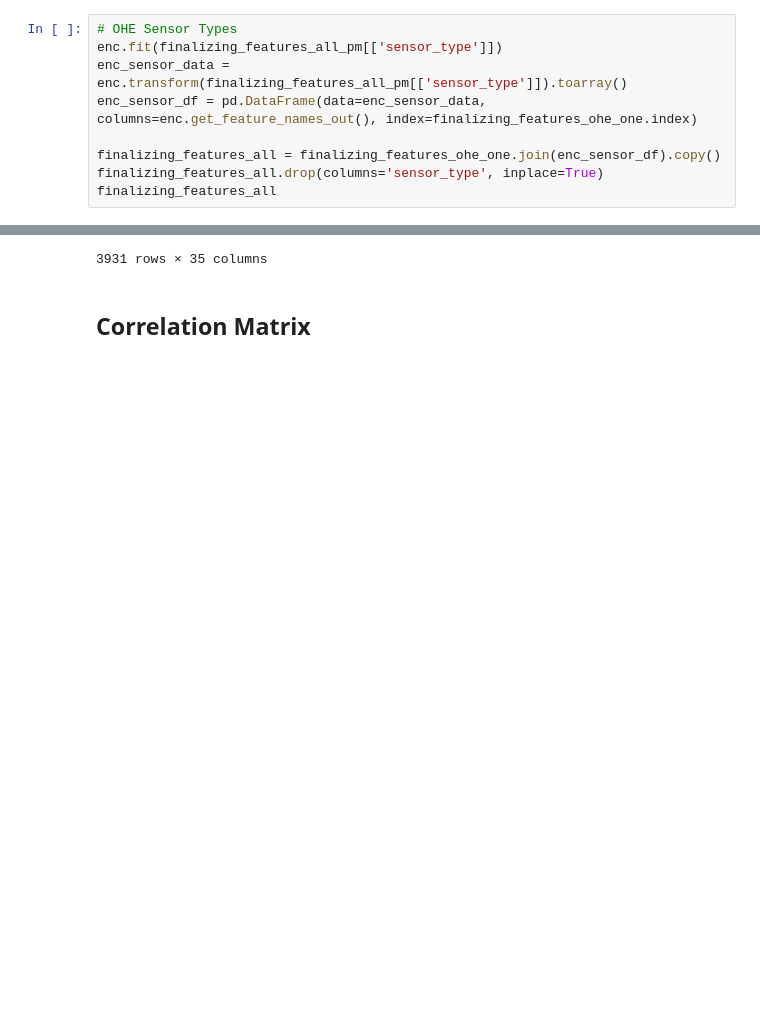
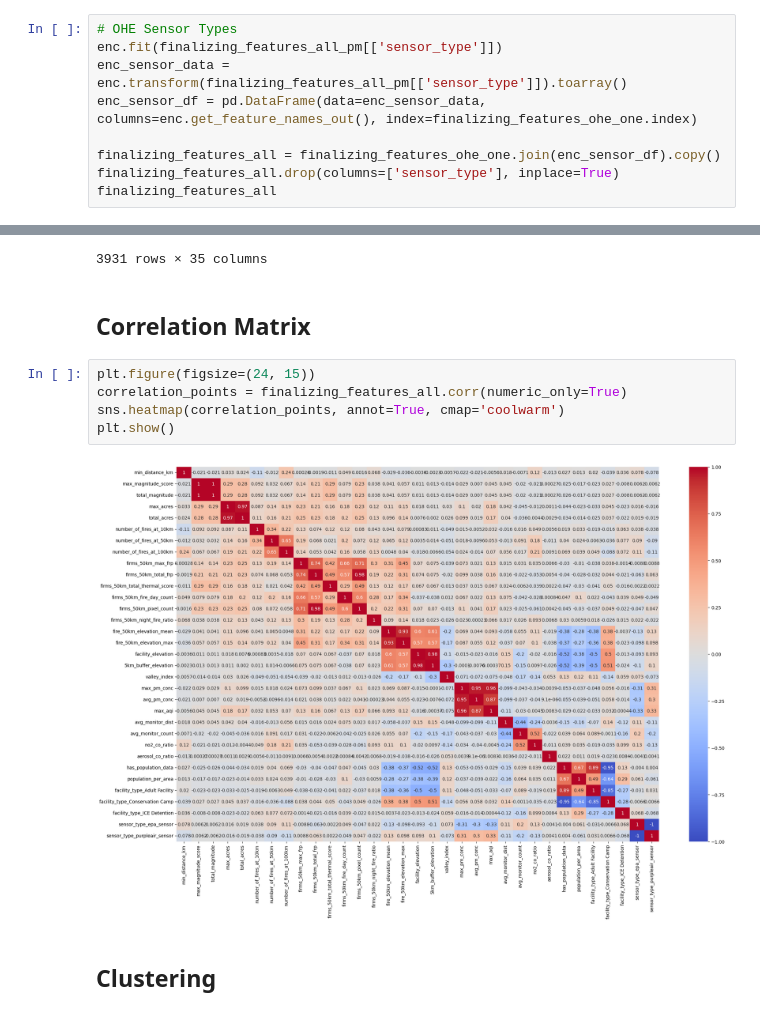
Before and after one commit to allisonsibrian/ca-wildfire-pollution-prison-project, a Jupyter notebook: pre_analysis_final_cleaning.ipynb, the cells around one changed output, grey strips where cells are left out. Saved outputs shown, nothing was run; the diff lists cells and outputs as text; blank space fills up the shorter version.

Commit message:
correlation matrix added need to analyze

```diff
--- a/pre_analysis_final_cleaning.ipynb
+++ b/pre_analysis_final_cleaning.ipynb
@@ -206,7 +206,7 @@ enc_sensor_data = enc.transform(finalizing_features_all_pm[['sensor_type']]).toa
 enc_sensor_df = pd.DataFrame(data=enc_sensor_data, columns=enc.get_feature_names_out(), index=finalizing_features_ohe_one.index)
 
 finalizing_features_all = finalizing_features_ohe_one.join(enc_sensor_df).copy()
-finalizing_features_all.drop(columns='sensor_type', inplace=True)
+finalizing_features_all.drop(columns=['sensor_type'], inplace=True)
 finalizing_features_all
 # %% [output]
 |  | Institution Name | Date | min_distance_km | max_magnitude_score | total_magnitude | max_acres | ... |
@@ -224,3 +224,12 @@ finalizing_features_all
 3931 rows × 35 columns
 # %% [markdown]
 ## Correlation Matrix
+# %%
+plt.figure(figsize=(24, 15))
+correlation_points = finalizing_features_all.corr(numeric_only=True)
+sns.heatmap(correlation_points, annot=True, cmap='coolwarm')
+plt.show()
+# %% [output]
+[figure, added]
+# %% [markdown]
+## Clustering
```
